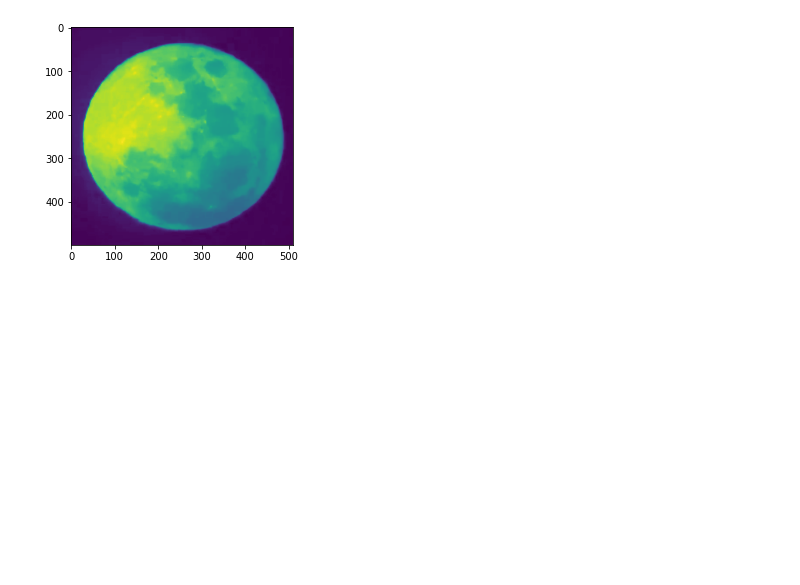
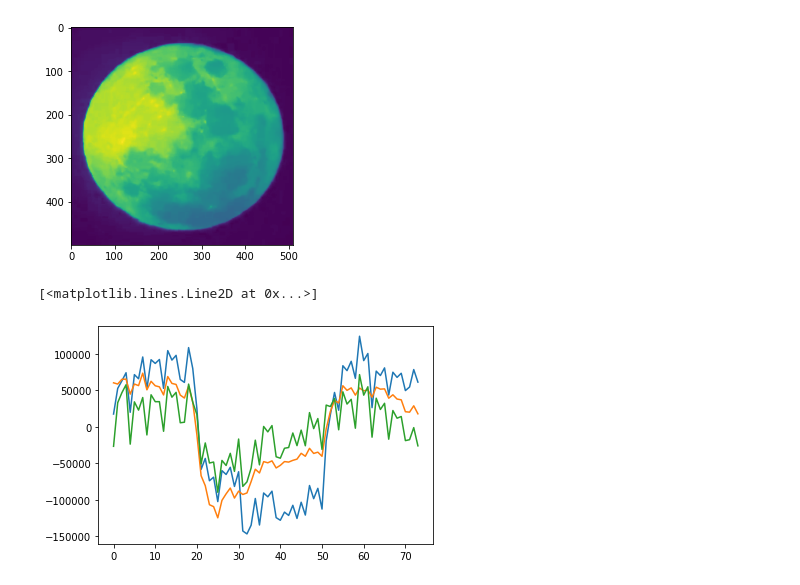
Before and after one commit to vlslv/little_project, a Jupyter notebook: tiagocoptero.ipynb, the cells around one changed output. Drawn from its saved outputs; the diff is of its cells as text; code cells hidden in the pictures; blank space fills up the shorter version.

```diff
--- a/tiagocoptero.ipynb
+++ b/tiagocoptero.ipynb
@@ -55,2 +57,9 @@ curva2 = signal.detrend(cubo2)
+# %%
+plt.plot(curva0)
+plt.plot(curva1)
+plt.plot(curva2)
+# %% [output]
+[<matplotlib.lines.Line2D at 0x...>]
+[figure, added]
 # %%
 c0 = (curva0-np.min(curva0))/np.max(curva0) #normalize every layer curve
```
Also changed, not shown: parts of 9 cells of this notebook, 1 other file.
